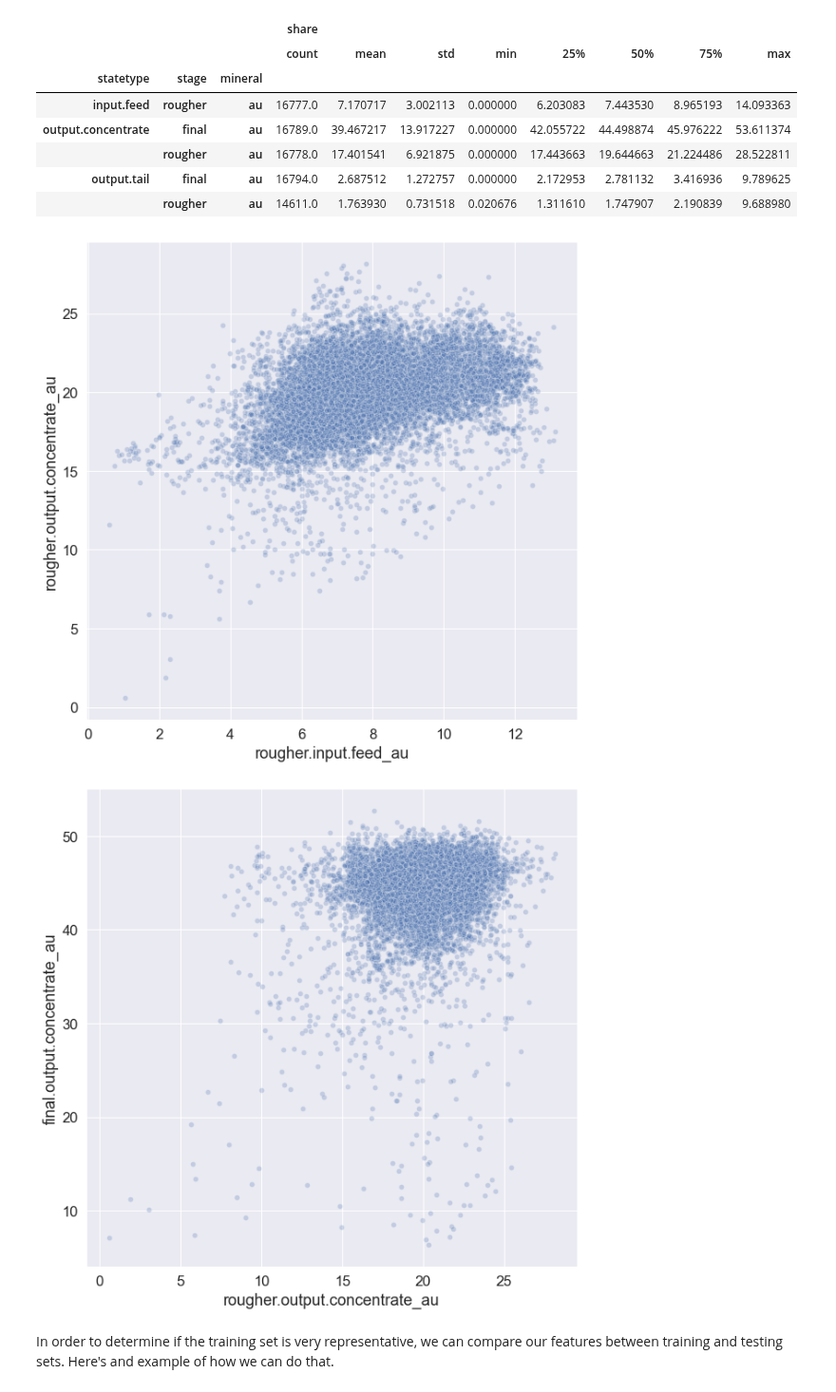
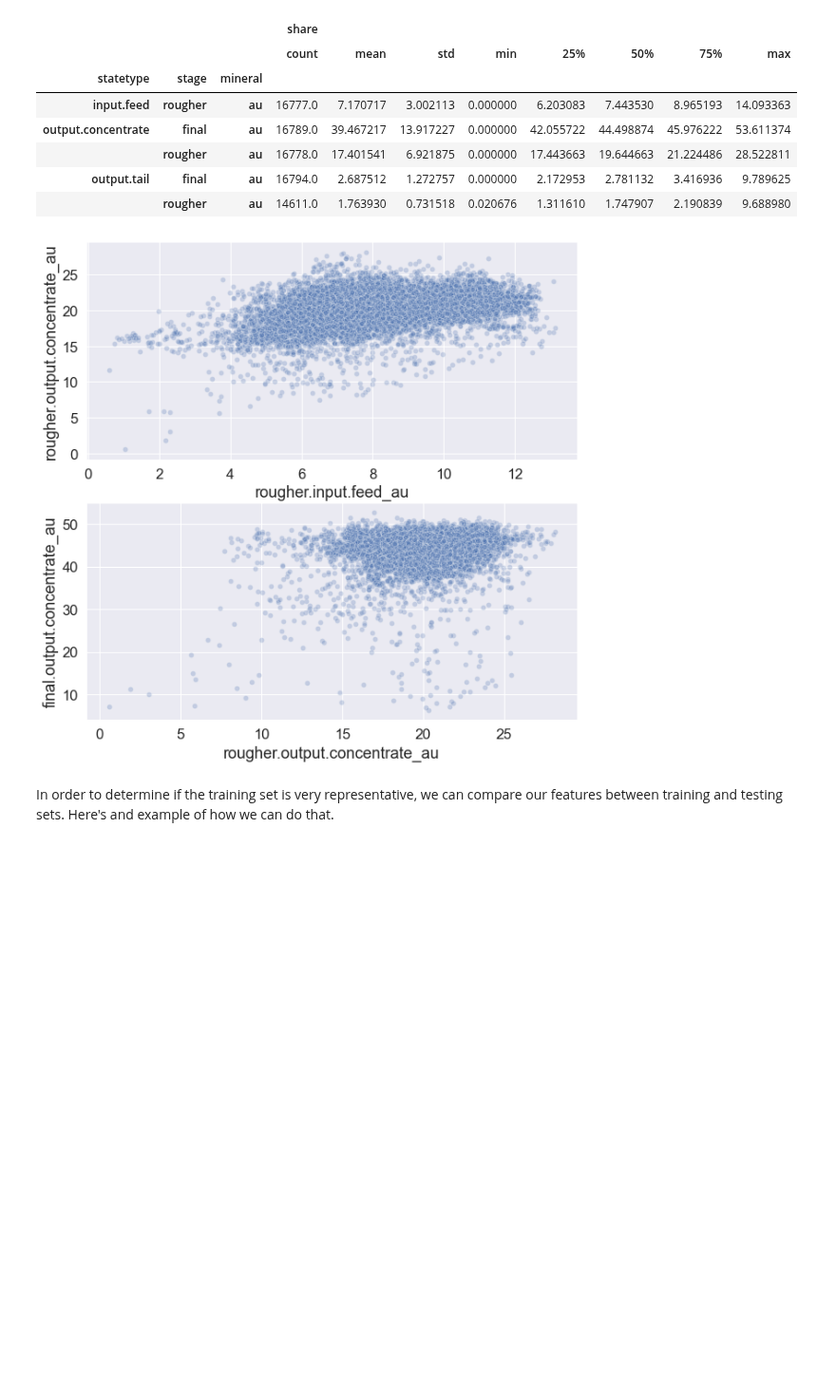
Before and after one commit to jordwil/ds_blog, a Jupyter notebook: _notebooks/2020-07-30-int-project-gold.ipynb, the cells around one changed output. Shown at 95% size. Cells and saved outputs as stored; diff of their text form; code cells hidden in the pictures; blank space fills up the shorter version.

```diff
--- a/_notebooks/2020-07-30-int-project-gold.ipynb
+++ b/_notebooks/2020-07-30-int-project-gold.ipynb
@@ -166,4 +166,5 @@ with sns.plotting_context('notebook', font_scale=1.5):
     fig, axes = plt.subplots(nrows=2, sharex=True, figsize=[10,10])
     sns.boxplot(train["recovery_first"], ax=axes[0])
     sns.boxplot(train["final.output.recovery"], ax=axes[1])
+    fig.suptitle("Comparing Recovery Between First and Final Filtration Steps")
 # %% [output]
@@ -279,17 +280,12 @@ ele_df.loc[ele_df["mineral"] == "au"].groupby(
 # %%
 #collapse
 scatter_dat = train.loc[:, train.columns.str.match("|".join(cats))]
 with sns.plotting_context("notebook", font_scale=1.5):
-    fig, ax = plt.subplots(figsize=[10,10])
-    g = sns.scatterplot(data=scatter_dat, x="rougher.input.feed_au", y="rougher.output.concentrate_au", ax=ax, alpha=0.25)
-    plt.show()
-
-    fig, ax = plt.subplots(figsize=[10,10])
-    g = sns.scatterplot(data=scatter_dat, x="rougher.output.concentrate_au", y="final.output.concentrate_au", ax=ax, alpha=0.25)
-    plt.show()
+    fig, axes = plt.subplots(nrows=2, figsize=[10,10])
+    sns.scatterplot(data=scatter_dat, x="rougher.input.feed_au", y="rougher.output.concentrate_au", ax=axes[0], alpha=0.25)
+    sns.scatterplot(data=scatter_dat, x="rougher.output.concentrate_au", y="final.output.concentrate_au", ax=axes[1], alpha=0.25)
 # %% [output]
-[figure, old version]
+[figure, new version]
-[figure, removed]
 # %% [markdown]
 In order to determine if the training set is very representative, we can compare our features between training and testing sets. Here's and example of how we can do that.
 # %%
```
Also changed, not shown: parts of 1 cell of this notebook.
